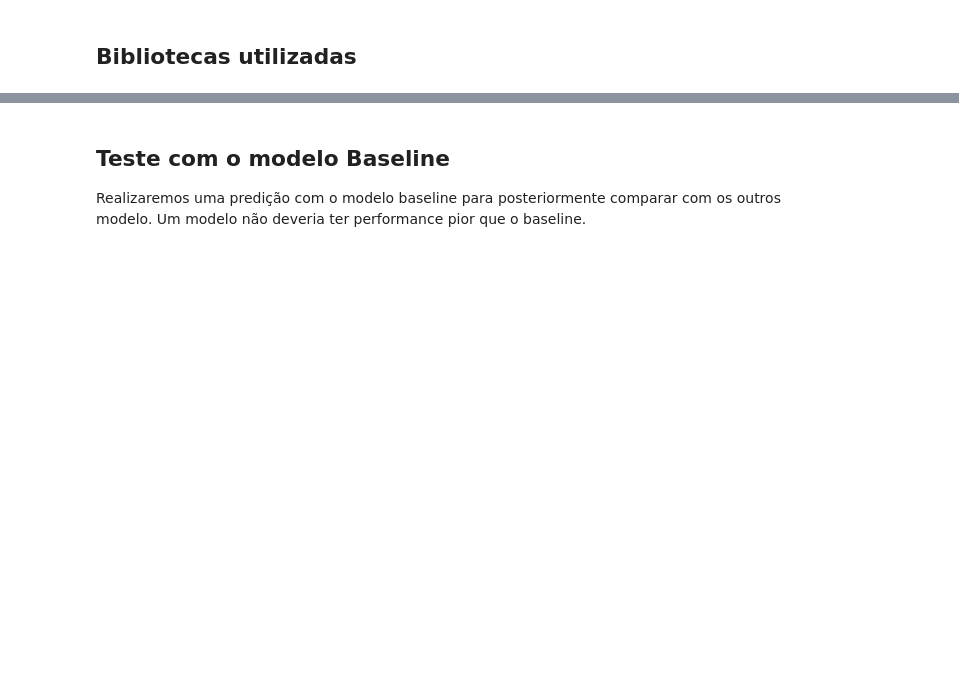
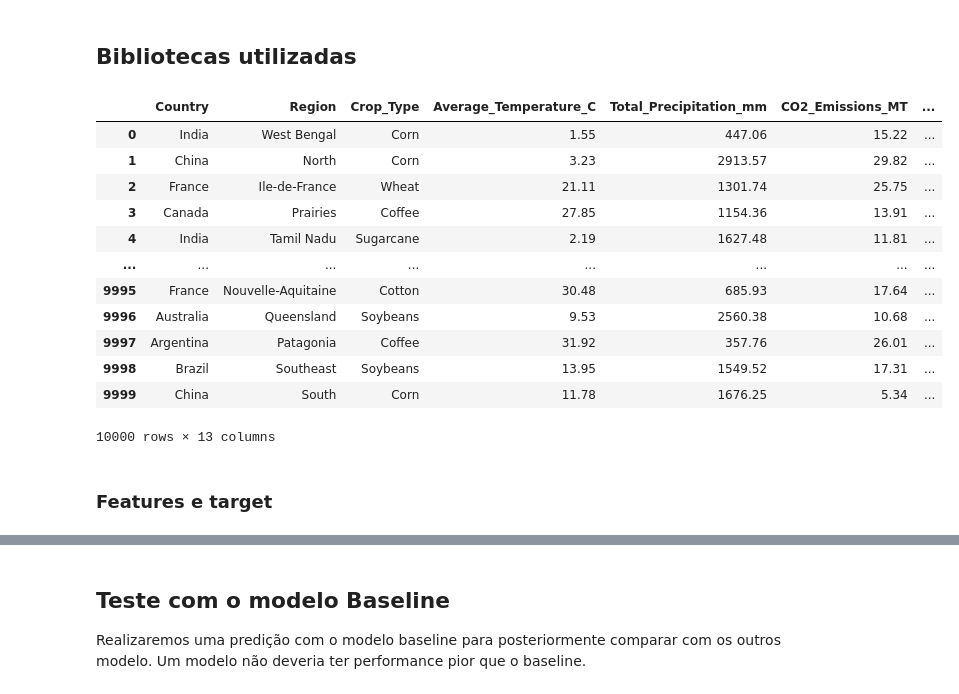
Before and after one commit to AnaPLoss/Projeto-Final---Aprendizado-de-M-quina, a Jupyter notebook: trabalho_final_machine_learning.ipynb, the cells around one changed output, grey strips where cells are left out. Saved outputs shown, nothing was run; the diff lists cells and outputs as text; code cells hidden in the pictures; blank space fills up the shorter version.

```diff
--- a/trabalho_final_machine_learning.ipynb
+++ b/trabalho_final_machine_learning.ipynb
@@ -62,0 +67,24 @@ from sklearn.metrics import mean_squared_error
+# %%
+import pandas as pd
+
+df = pd.read_csv("climate_change_impact_on_agriculture_2024.csv")
+df = df.drop(['Year', 'Economic_Impact_Million_USD'], axis=1)
+df_sem_region = df.drop(['Region'], axis=1)
+
+df
+# %% [output]
+|  | Country | Region | Crop_Type | Average_Temperature_C | Total_Precipitation_mm | CO2_Emissions_MT | ... |
+| 0 | India | West Bengal | Corn | 1.55 | 447.06 | 15.22 | ... |
+| 1 | China | North | Corn | 3.23 | 2913.57 | 29.82 | ... |
+| 2 | France | Ile-de-France | Wheat | 21.11 | 1301.74 | 25.75 | ... |
+| 3 | Canada | Prairies | Coffee | 27.85 | 1154.36 | 13.91 | ... |
+| 4 | India | Tamil Nadu | Sugarcane | 2.19 | 1627.48 | 11.81 | ... |
+| ... | ... | ... | ... | ... | ... | ... | ... |
+| 9995 | France | Nouvelle-Aquitaine | Cotton | 30.48 | 685.93 | 17.64 | ... |
+| 9996 | Australia | Queensland | Soybeans | 9.53 | 2560.38 | 10.68 | ... |
+| 9997 | Argentina | Patagonia | Coffee | 31.92 | 357.76 | 26.01 | ... |
+| 9998 | Brazil | Southeast | Soybeans | 13.95 | 1549.52 | 17.31 | ... |
+| 9999 | China | South | Corn | 11.78 | 1676.25 | 5.34 | ... |
+10000 rows × 13 columns
+# %% [markdown]
+### Features e target
```
Also changed, not shown: parts of 8 cells of this notebook.
